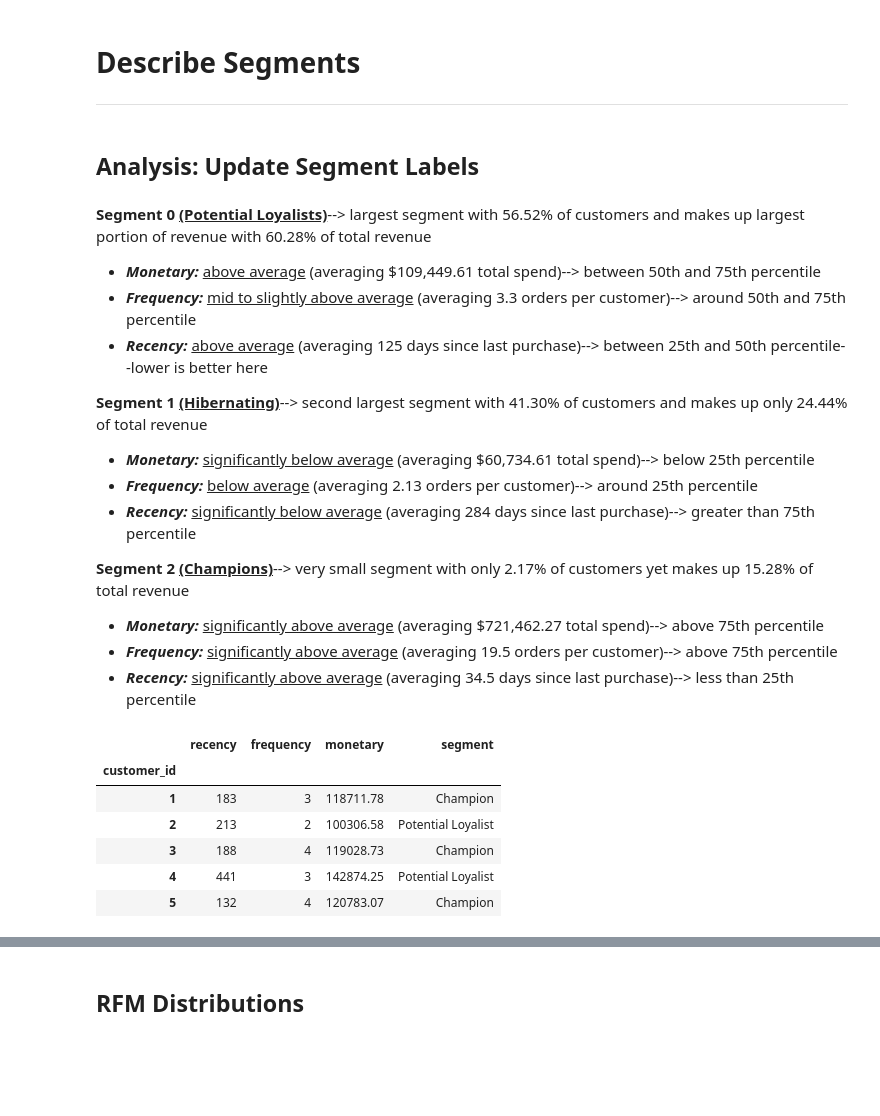
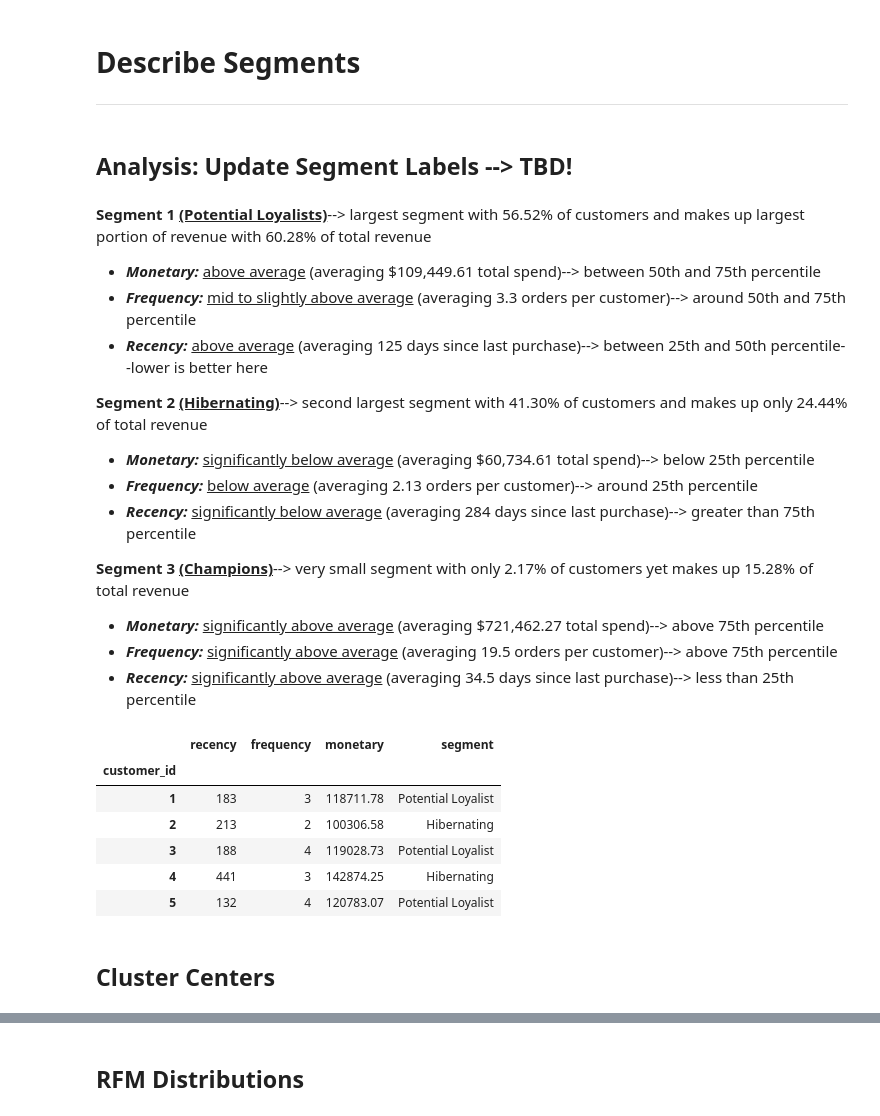
Before and after one commit to brianna-mitri/vehicle-sales-analysis, a Jupyter notebook: analysis/segment_analysis.ipynb, the cells around one changed output, grey strips where cells are left out. Drawn from its saved outputs; the diff is of its cells as text; code cells hidden in the pictures; blank space fills up the shorter version.

```diff
--- a/analysis/segment_analysis.ipynb
+++ b/analysis/segment_analysis.ipynb
@@ -28,37 +32,39 @@ KMedoids(init='k-medoids++', method='pam', n_clusters=3, random_state=42)
 # Describe Segments
 ---
 # %% [markdown]
-## Analysis: Update Segment Labels
+## Analysis: Update Segment Labels --> TBD!
 # %% [markdown]
-**Segment 0 <ins>(Potential Loyalists)**</ins>--> largest segment with 56.52% of customers and makes up largest portion of revenue with 60.28% of total revenue
+**Segment 1 <ins>(Potential Loyalists)**</ins>--> largest segment with 56.52% of customers and makes up largest portion of revenue with 60.28% of total revenue
 - ***Monetary:*** <ins>above average</ins> (averaging $109,449.61 total spend)--> between 50th and 75th percentile
 - ***Frequency:*** <ins>mid to slightly above average</ins> (averaging 3.3 orders per customer)--> around 50th and 75th percentile
 - ***Recency:*** <ins>above average</ins> (averaging 125 days since last purchase)--> between 25th and 50th percentile--lower is better here
 
-**Segment 1 <ins>(Hibernating)**</ins>--> second largest segment with 41.30% of customers and makes up only 24.44% of total revenue
+**Segment 2 <ins>(Hibernating)**</ins>--> second largest segment with 41.30% of customers and makes up only 24.44% of total revenue
 - ***Monetary:*** <ins>significantly below average</ins> (averaging $60,734.61 total spend)--> below 25th percentile
 - ***Frequency:*** <ins>below average</ins> (averaging 2.13 orders per customer)--> around 25th percentile
 - ***Recency:*** <ins>significantly below average</ins> (averaging 284 days since last purchase)--> greater than 75th percentile
 
-**Segment 2 <ins>(Champions)**</ins>--> very small segment with only 2.17% of customers yet makes up 15.28% of total revenue
+**Segment 3 <ins>(Champions)**</ins>--> very small segment with only 2.17% of customers yet makes up 15.28% of total revenue
 - ***Monetary:*** <ins>significantly above average</ins> (averaging $721,462.27 total spend)--> above 75th percentile
 - ***Frequency:*** <ins>significantly above average</ins> (averaging 19.5 orders per customer)--> above 75th percentile
 - ***Recency:*** <ins>significantly above average</ins> (averaging 34.5 days since last purchase)--> less than 25th percentile
 # %%
 # update segment labels
 segment_labels_dict = {
-    0: 'Potential Loyalist',
-    1: 'Hibernating',
-    2: 'Champion'
+    2: 'Potential Loyalist',
+    0: 'Hibernating',
+    1: 'Champion'
 }
 rfm_df['segment'] = rfm_df['segment'].replace(segment_labels_dict)
 
 rfm_df.head()
 # %% [output]
 |  | recency | frequency | monetary | segment |
 | customer_id |  |  |  |  |
-| 1 | 183 | 3 | 118711.78 | Champion |
-| 2 | 213 | 2 | 100306.58 | Potential Loyalist |
-| 3 | 188 | 4 | 119028.73 | Champion |
-| 4 | 441 | 3 | 142874.25 | Potential Loyalist |
-| 5 | 132 | 4 | 120783.07 | Champion |
+| 1 | 183 | 3 | 118711.78 | Potential Loyalist |
+| 2 | 213 | 2 | 100306.58 | Hibernating |
+| 3 | 188 | 4 | 119028.73 | Potential Loyalist |
+| 4 | 441 | 3 | 142874.25 | Hibernating |
+| 5 | 132 | 4 | 120783.07 | Potential Loyalist |
+# %% [markdown]
+## Cluster Centers
```
Also changed, not shown: parts of 21 cells of this notebook.
